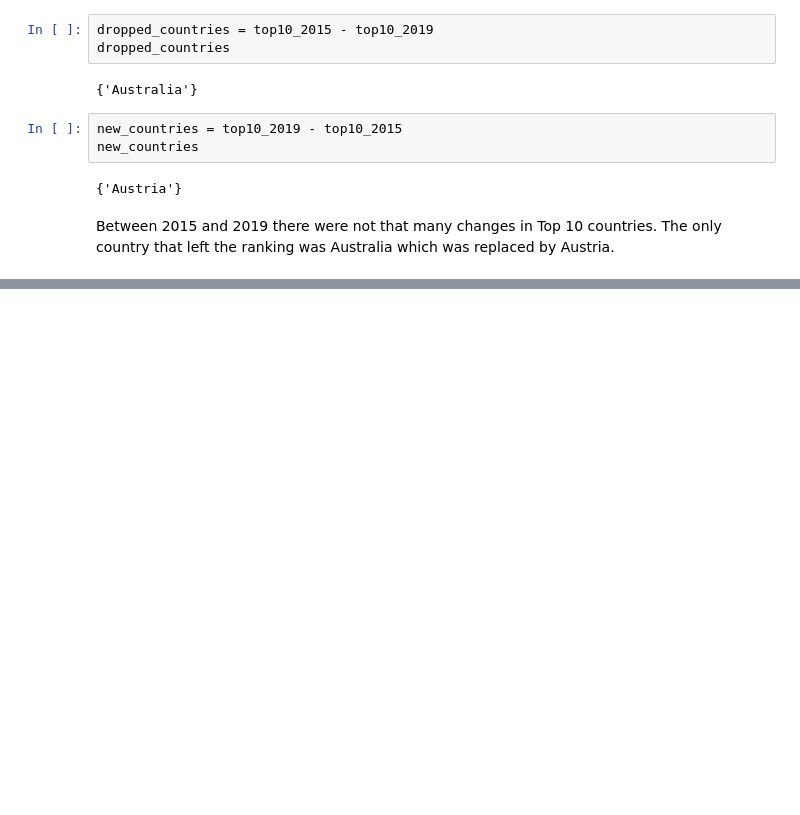
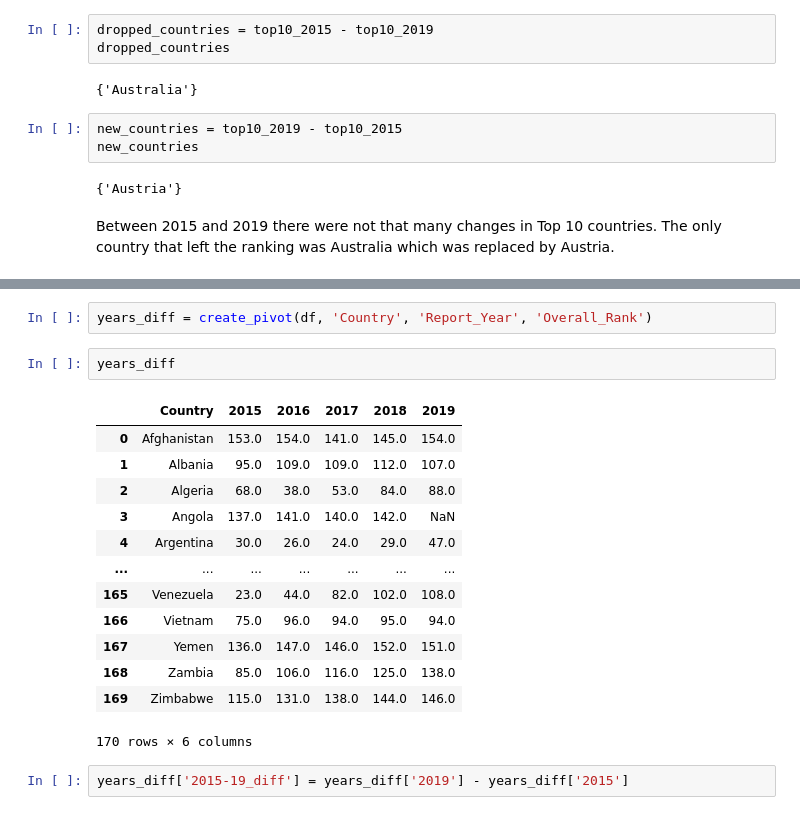
Before and after one commit to paulinaromanczuk/World_Happiness, a Jupyter notebook: World_Happiness_Report.ipynb, the cells around one changed output, grey strips where cells are left out. Drawn from its saved outputs; the diff is of its cells as text; blank space fills up the shorter version.

```diff
--- a/World_Happiness_Report.ipynb
+++ b/World_Happiness_Report.ipynb
@@ -229,3 +220,23 @@ def create_pivot(data, indexCol, columnsCol, valuesCol, reset_index=True):
     if reset_index:
         df_wide = df_wide.reset_index()
     return df_wide
+# %%
+years_diff = create_pivot(df, 'Country', 'Report_Year', 'Overall_Rank')
+# %%
+years_diff
+# %% [output]
+|  | Country | 2015 | 2016 | 2017 | 2018 | 2019 |
+| 0 | Afghanistan | 153.0 | 154.0 | 141.0 | 145.0 | 154.0 |
+| 1 | Albania | 95.0 | 109.0 | 109.0 | 112.0 | 107.0 |
+| 2 | Algeria | 68.0 | 38.0 | 53.0 | 84.0 | 88.0 |
+| 3 | Angola | 137.0 | 141.0 | 140.0 | 142.0 | NaN |
+| 4 | Argentina | 30.0 | 26.0 | 24.0 | 29.0 | 47.0 |
+| ... | ... | ... | ... | ... | ... | ... |
+| 165 | Venezuela | 23.0 | 44.0 | 82.0 | 102.0 | 108.0 |
+| 166 | Vietnam | 75.0 | 96.0 | 94.0 | 95.0 | 94.0 |
+| 167 | Yemen | 136.0 | 147.0 | 146.0 | 152.0 | 151.0 |
+| 168 | Zambia | 85.0 | 106.0 | 116.0 | 125.0 | 138.0 |
+| 169 | Zimbabwe | 115.0 | 131.0 | 138.0 | 144.0 | 146.0 |
+170 rows × 6 columns
+# %%
+years_diff['2015-19_diff'] = years_diff['2019'] - years_diff['2015']
```
Also changed, not shown: parts of 10 cells of this notebook.
